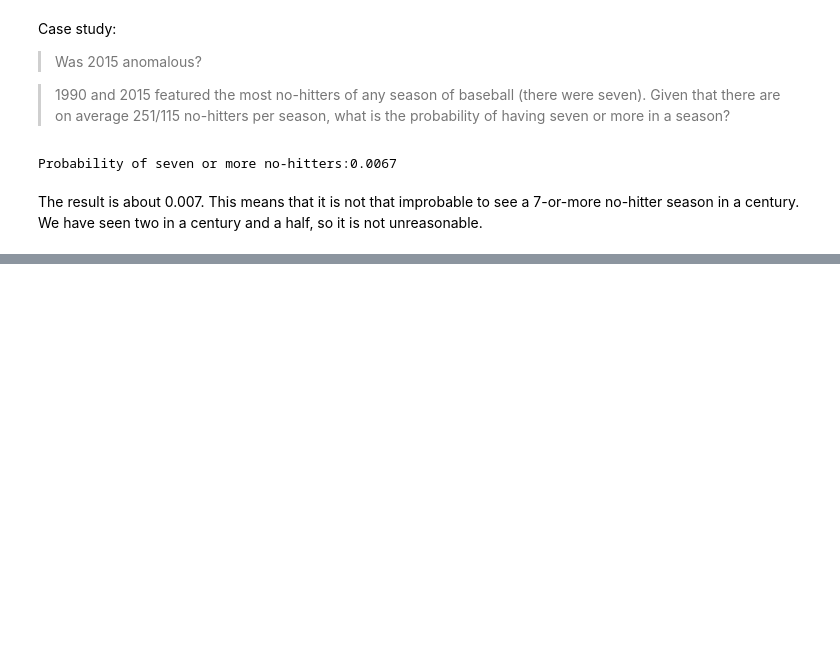
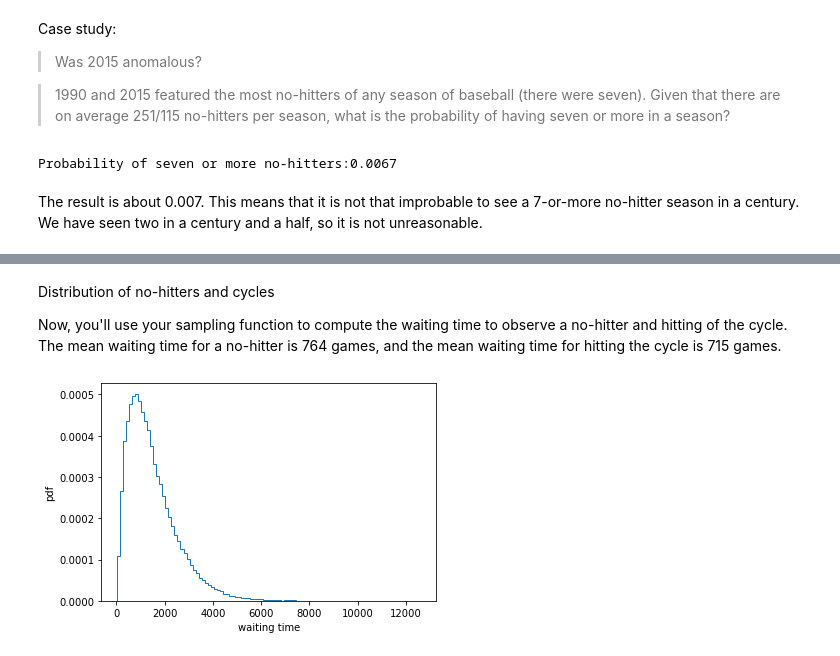
Before and after one commit to AilingLiu/Inferential_Statistics, a Jupyter notebook: Statistical_Thinking_PartI.ipynb, the cells around one changed output, grey strips where cells are left out. Saved outputs shown, nothing was run; the diff lists cells and outputs as text; code cells hidden in the pictures; blank space fills up the shorter version.

```diff
--- a/Statistical_Thinking_PartI.ipynb
+++ b/Statistical_Thinking_PartI.ipynb
@@ -263,0 +316,30 @@ The result is about 0.007. This means that it is not that improbable to see a 7-
+# %%
+def successive_poisson(tau1, tau2, size=1):
+    """Compute time for arrival of 2 successive Poisson processes."""
+    # Draw samples out of first exponential distribution: t1
+    t1 = np.random.exponential(tau1, size = size)
+
+    # Draw samples out of second exponential distribution: t2
+    t2 = np.random.exponential(tau2, size = size)
+
+    return t1 + t2
+# %% [markdown]
+Distribution of no-hitters and cycles
+
+Now, you'll use your sampling function to compute the waiting time to observe a no-hitter and hitting of the cycle. The mean waiting time for a no-hitter is 764 games, and the mean waiting time for hitting the cycle is 715 games.
+# %%
+# Draw samples of waiting times: waiting_times
+waiting_times = successive_poisson(764, 715, 100000)
+
+# Make the histogram
+_ = plt.hist(waiting_times, histtype = 'step', bins = 100, density = True)
+
+
+# Label axes
+_ = plt.xlabel('waiting time')
+_ = plt.ylabel('pdf')
+
+# Show the plot
+plt.show()
+# %% [output]
+[figure, added]
```
Also changed, not shown: parts of 12 cells of this notebook.
